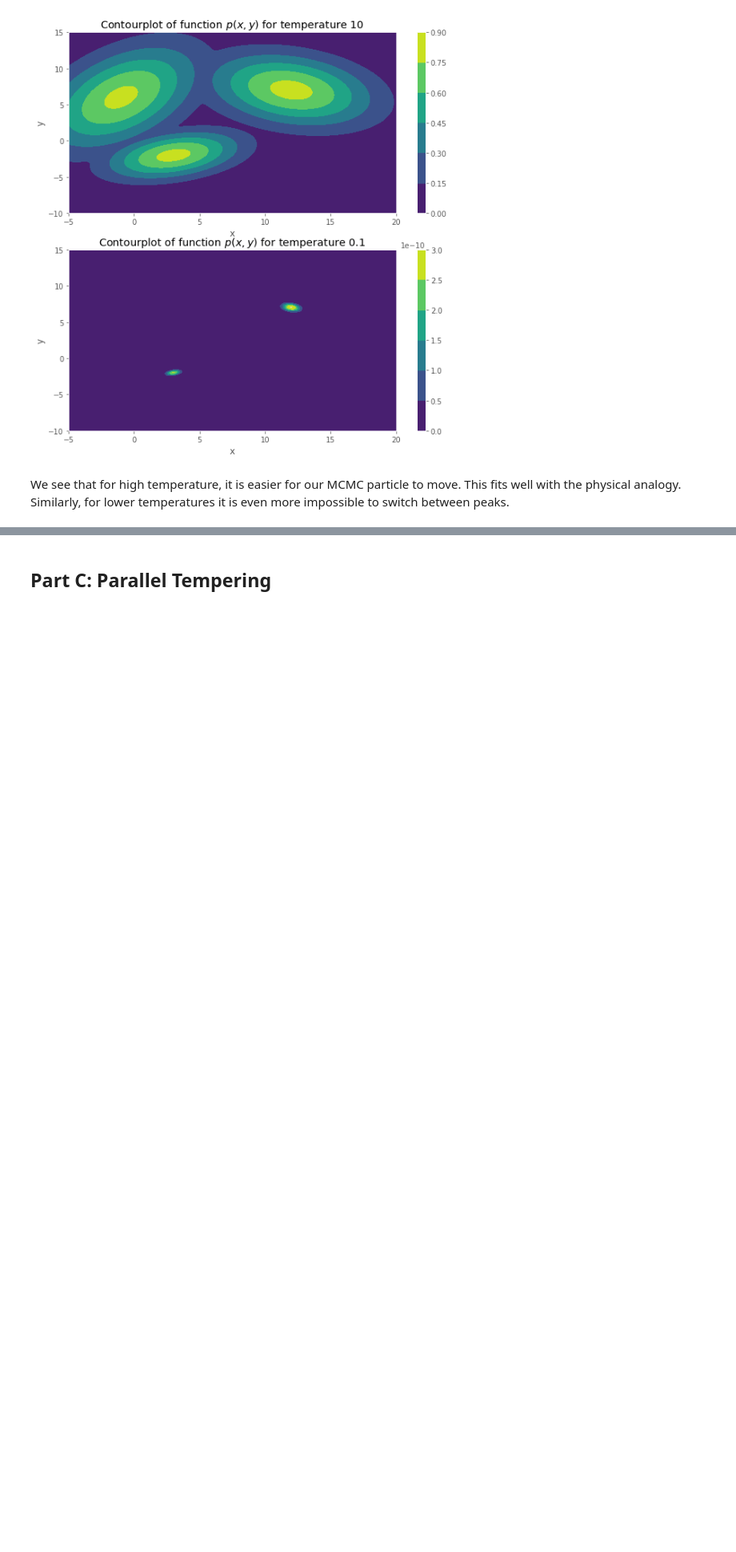
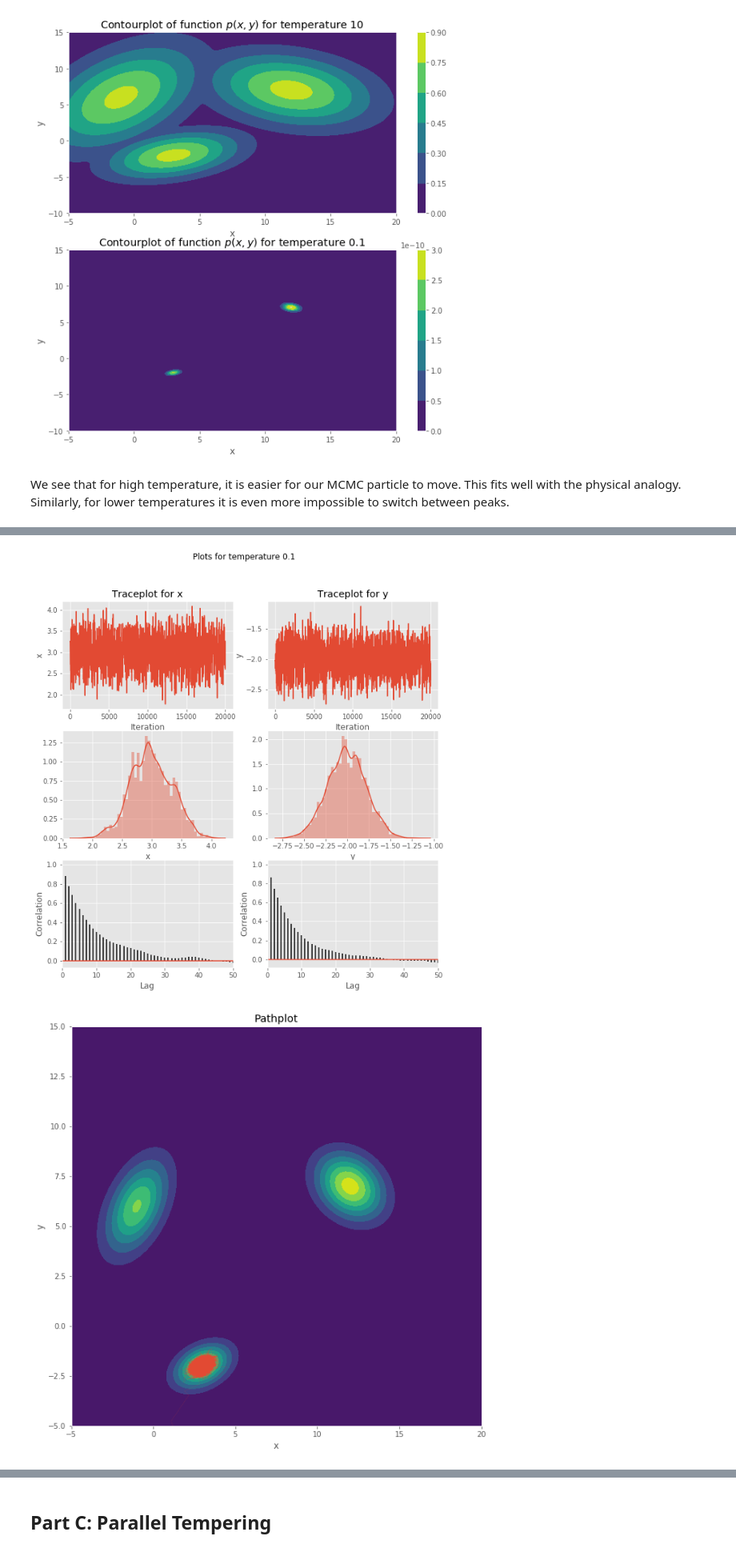
Before and after one commit to NOllAl/AM207HW, a Jupyter notebook: am207_final_2018fall/2018fall_final.ipynb, the cells around one changed output, grey strips where cells are left out. Shown at 80% size. Drawn from its saved outputs; the diff is of its cells as text; code cells hidden in the pictures; blank space fills up the shorter version.

```diff
--- a/am207_final_2018fall/2018fall_final.ipynb
+++ b/am207_final_2018fall/2018fall_final.ipynb
@@ -427,0 +474,60 @@ We see that for high temperature, it is easier for our MCMC particle to move. Th
+# %%
+def plot_trace(trace, T):
+    """
+    Diagnostic and summary plot of trace
+    """
+    plt.figure()
+
+    plt.suptitle("Plots for temperature {}".format(T))
+    plt.subplot(3, 2, 1)
+    plt.plot(trace[burnin:, 0])
+    plt.xlabel("Iteration")
+    plt.ylabel("x")
+    plt.title("Traceplot for x")
+
+    plt.subplot(3, 2, 2)
+    plt.plot(trace[burnin:, 1])
+    plt.xlabel("Iteration")
+    plt.ylabel("y")
+    plt.title("Traceplot for y")
+
+    plt.subplot(3, 2, 3)
+    sns.distplot(trace[burnin:, 0], axlabel='x')
+
+    plt.subplot(3, 2, 4)
+    sns.distplot(trace[burnin:, 1], axlabel='y')
+
+    plt.subplot(3, 2, 5)
+    corrplot(trace[burnin:, 0])
+
+    plt.subplot(3, 2, 6)
+    corrplot(trace[burnin:, 1])
+
+    fig, (ax) = plt.subplots(nrows=1, ncols=1)
+    x_min, x_max, y_min, y_max = -5, 20, -5, 15
+    n = 200
+
+    xs = np.linspace(x_min, x_max, num=n)
+    ys = np.linspace(y_min, y_max, num=n)
+    XX, YY = np.meshgrid(xs, ys)
+
+    ZZ = np.zeros((n, n))
+    for i in range(n):
+        for j in range(n):
+            ZZ[i, j] = p(XX[i, j], YY[i, j])
+
+    ax.contourf(XX, YY, ZZ)
+    ax.set_xlabel("x")
+    ax.set_ylabel("y")
+    ax.set_title(r"Pathplot")
+    ax.set_xlim((-5, 20))
+    ax.set_ylim((-5, 15))
+
+    ax.plot(trace[:, 0], trace[:, 1], linewidth=.15, linestyle='-.')
+
+
+for T in Ts:
+    plot_trace(all_results[T][0], T)
+# %% [output]
+[figure, added]
+[figure, added]
```
Also changed, not shown: parts of 7 cells of this notebook.
